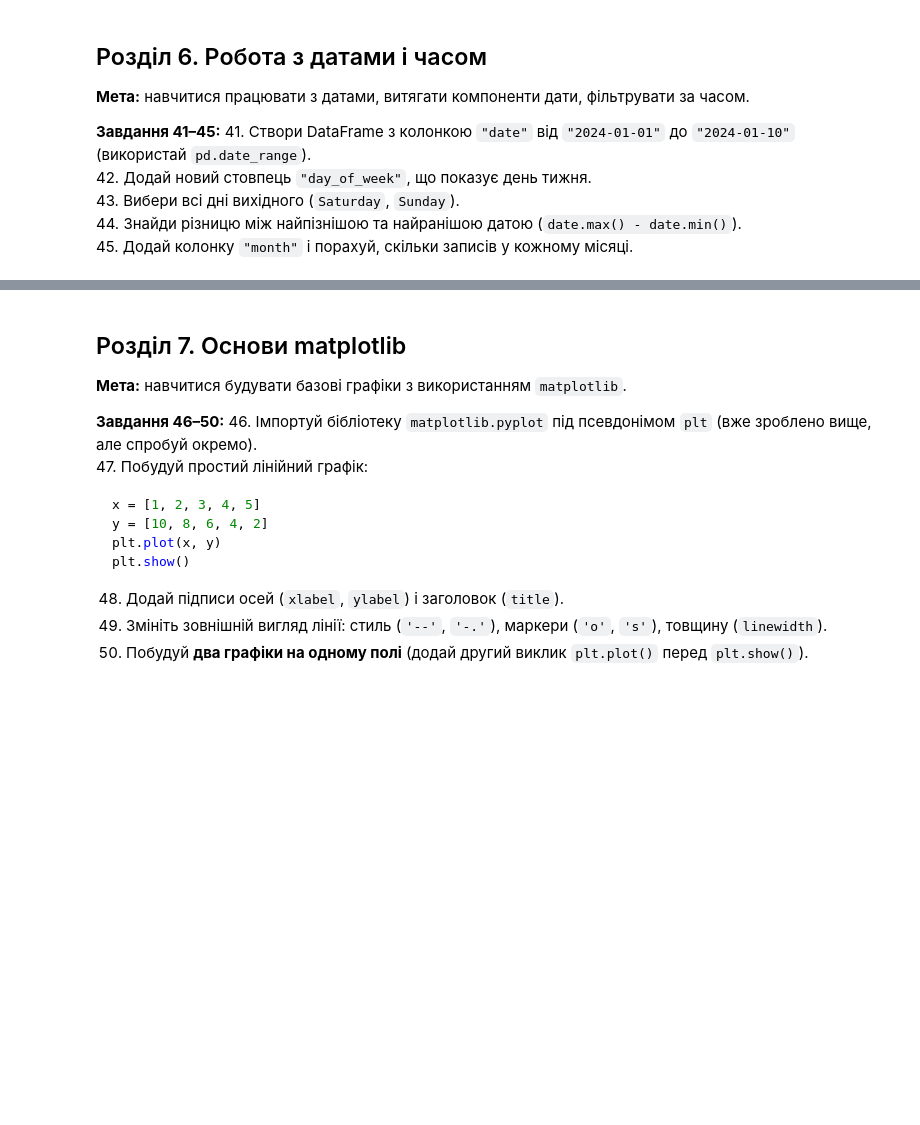
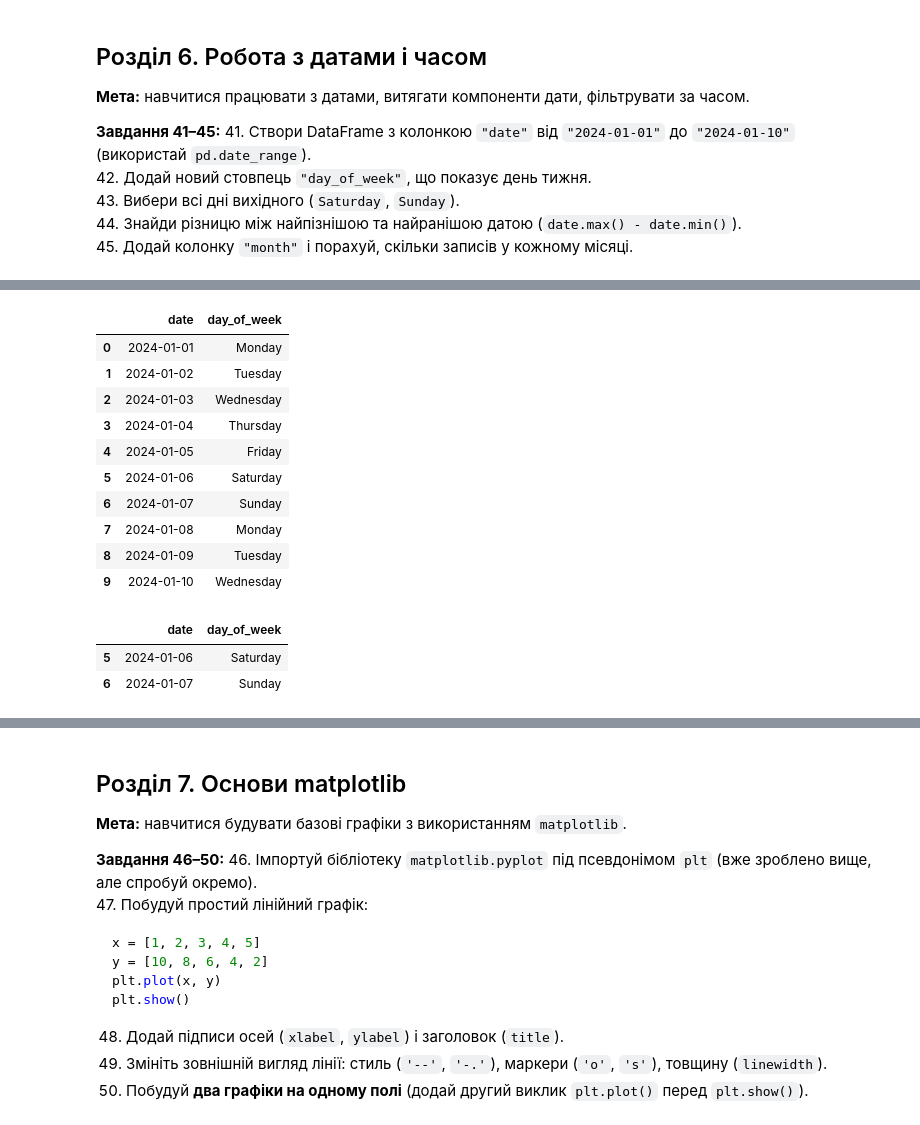
Before and after one commit to HalynaYaremenko/test-tasks-Python, a Jupyter notebook: pandas_matplotlib_practice.ipynb, the cells around one changed output, grey strips where cells are left out. Saved outputs shown, nothing was run; the diff lists cells and outputs as text; code cells hidden in the pictures; blank space fills up the shorter version.

```diff
--- a/pandas_matplotlib_practice.ipynb
+++ b/pandas_matplotlib_practice.ipynb
@@ -679,5 +679,11 @@ dtype: object
 44. Знайди різницю між найпізнішою та найранішою датою (`date.max() - date.min()`).
 45. Додай колонку `"month"` і порахуй, скільки записів у кожному місяці.
 # %%
-# Розв'язання для завдань 41–45
-# Твій код тут ↓
+# 41. Створи DataFrame з колонкою `"date"` від `"2024-01-01"` до `"2024-01-10"` (використай `pd.date_range`).
+
+date = {
+    "date": pd.date_range(start="2024-01-01", end="2024-01-10")
+}
+
+df_date = pd.DataFrame (date)
+df_date
@@ -683,0 +702,32 @@ dtype: object
+# %%
+# 42. Додай новий стовпець `"day_of_week"`, що показує день тижня.
+
+df_date["day_of_week"] = df_date["date"].dt.day_name()
+# .dt — доступ до атрибутів datetime.
+# .day_name() — повертає назву дня тижня (Monday, Tuesday…).
+df_date
+# %% [output]
+|  | date | day_of_week |
+| 0 | 2024-01-01 | Monday |
+| 1 | 2024-01-02 | Tuesday |
+| 2 | 2024-01-03 | Wednesday |
+| 3 | 2024-01-04 | Thursday |
+| 4 | 2024-01-05 | Friday |
+| 5 | 2024-01-06 | Saturday |
+| 6 | 2024-01-07 | Sunday |
+| 7 | 2024-01-08 | Monday |
+| 8 | 2024-01-09 | Tuesday |
+| 9 | 2024-01-10 | Wednesday |
+# %%
+# 43. Вибери всі дні вихідного (`Saturday`, `Sunday`).
+
+df_weekend = df_date[
+    (df_date["day_of_week"] == "Saturday") |
+    (df_date["day_of_week"] == "Sunday")
+]
+# df_weekend = df_date[df_date["day_of_week"].isin(["Saturday", "Sunday"])]
+df_weekend
+# %% [output]
+|  | date | day_of_week |
+| 5 | 2024-01-06 | Saturday |
+| 6 | 2024-01-07 | Sunday |
```
Also changed, not shown: parts of 5 cells of this notebook.
